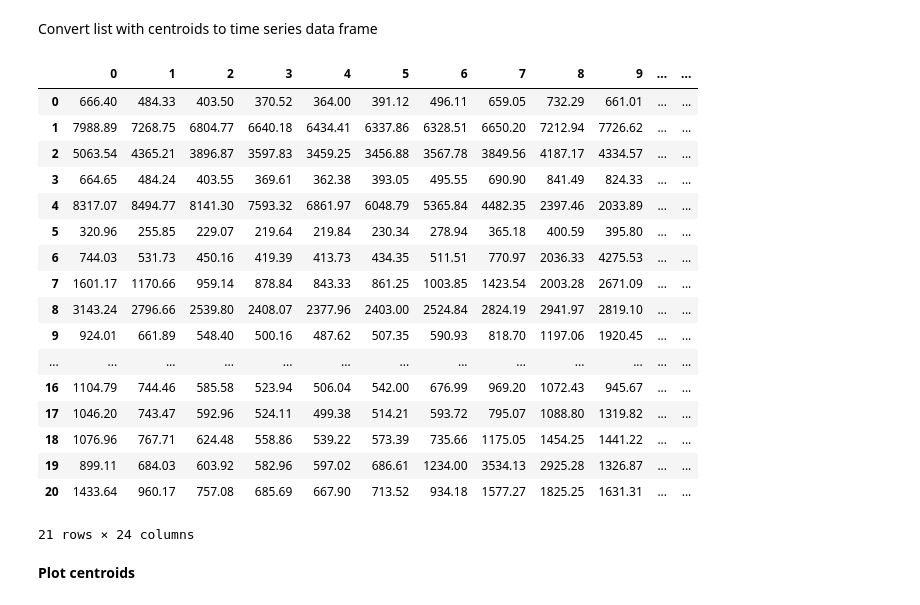
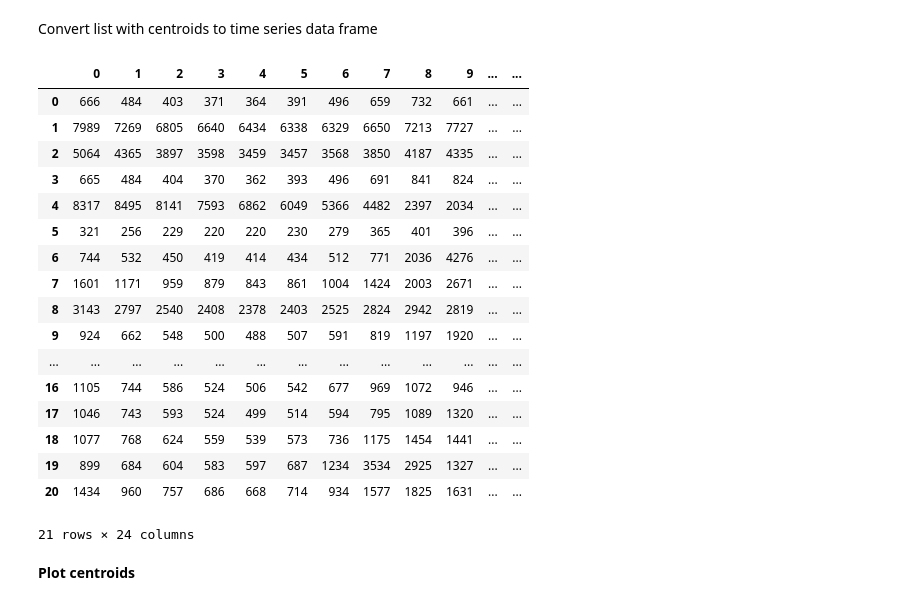
Before and after one commit to FranUrsus/TimeSeriesImaging, a Jupyter notebook: scripts/main.ipynb, the cells around one changed output. Saved outputs shown, nothing was run; the diff lists cells and outputs as text; code cells hidden in the pictures.

```diff
--- a/scripts/main.ipynb
+++ b/scripts/main.ipynb
@@ -239,26 +228,27 @@ centroids = [ [ 666.40479893,  484.33481247,  403.49585082,  370.5242449 ,
 Convert list with centroids to time series data frame
 # %%
 dfCentroids = pd.DataFrame(centroids, columns = [*range(0, 24, 1)] )
-dfCentroids = dfCentroids.round(2)
+dfCentroids = dfCentroids.round(0)
+dfCentroids = dfCentroids.astype(int)
 dfCentroids
 # %% [output]
 |  | 0 | 1 | 2 | 3 | 4 | 5 | 6 | 7 | 8 | 9 | ... | ... |
-| 0 | 666.40 | 484.33 | 403.50 | 370.52 | 364.00 | 391.12 | 496.11 | 659.05 | 732.29 | 661.01 | ... | ... |
-| 1 | 7988.89 | 7268.75 | 6804.77 | 6640.18 | 6434.41 | 6337.86 | 6328.51 | 6650.20 | 7212.94 | 7726.62 | ... | ... |
-| 2 | 5063.54 | 4365.21 | 3896.87 | 3597.83 | 3459.25 | 3456.88 | 3567.78 | 3849.56 | 4187.17 | 4334.57 | ... | ... |
-| 3 | 664.65 | 484.24 | 403.55 | 369.61 | 362.38 | 393.05 | 495.55 | 690.90 | 841.49 | 824.33 | ... | ... |
-| 4 | 8317.07 | 8494.77 | 8141.30 | 7593.32 | 6861.97 | 6048.79 | 5365.84 | 4482.35 | 2397.46 | 2033.89 | ... | ... |
-| 5 | 320.96 | 255.85 | 229.07 | 219.64 | 219.84 | 230.34 | 278.94 | 365.18 | 400.59 | 395.80 | ... | ... |
-| 6 | 744.03 | 531.73 | 450.16 | 419.39 | 413.73 | 434.35 | 511.51 | 770.97 | 2036.33 | 4275.53 | ... | ... |
-| 7 | 1601.17 | 1170.66 | 959.14 | 878.84 | 843.33 | 861.25 | 1003.85 | 1423.54 | 2003.28 | 2671.09 | ... | ... |
-| 8 | 3143.24 | 2796.66 | 2539.80 | 2408.07 | 2377.96 | 2403.00 | 2524.84 | 2824.19 | 2941.97 | 2819.10 | ... | ... |
-| 9 | 924.01 | 661.89 | 548.40 | 500.16 | 487.62 | 507.35 | 590.93 | 818.70 | 1197.06 | 1920.45 | ... | ... |
+| 0 | 666 | 484 | 403 | 371 | 364 | 391 | 496 | 659 | 732 | 661 | ... | ... |
+| 1 | 7989 | 7269 | 6805 | 6640 | 6434 | 6338 | 6329 | 6650 | 7213 | 7727 | ... | ... |
+| 2 | 5064 | 4365 | 3897 | 3598 | 3459 | 3457 | 3568 | 3850 | 4187 | 4335 | ... | ... |
+| 3 | 665 | 484 | 404 | 370 | 362 | 393 | 496 | 691 | 841 | 824 | ... | ... |
+| 4 | 8317 | 8495 | 8141 | 7593 | 6862 | 6049 | 5366 | 4482 | 2397 | 2034 | ... | ... |
+| 5 | 321 | 256 | 229 | 220 | 220 | 230 | 279 | 365 | 401 | 396 | ... | ... |
+| 6 | 744 | 532 | 450 | 419 | 414 | 434 | 512 | 771 | 2036 | 4276 | ... | ... |
+| 7 | 1601 | 1171 | 959 | 879 | 843 | 861 | 1004 | 1424 | 2003 | 2671 | ... | ... |
+| 8 | 3143 | 2797 | 2540 | 2408 | 2378 | 2403 | 2525 | 2824 | 2942 | 2819 | ... | ... |
+| 9 | 924 | 662 | 548 | 500 | 488 | 507 | 591 | 819 | 1197 | 1920 | ... | ... |
 | ... | ... | ... | ... | ... | ... | ... | ... | ... | ... | ... | ... | ... |
-| 16 | 1104.79 | 744.46 | 585.58 | 523.94 | 506.04 | 542.00 | 676.99 | 969.20 | 1072.43 | 945.67 | ... | ... |
-| 17 | 1046.20 | 743.47 | 592.96 | 524.11 | 499.38 | 514.21 | 593.72 | 795.07 | 1088.80 | 1319.82 | ... | ... |
-| 18 | 1076.96 | 767.71 | 624.48 | 558.86 | 539.22 | 573.39 | 735.66 | 1175.05 | 1454.25 | 1441.22 | ... | ... |
-| 19 | 899.11 | 684.03 | 603.92 | 582.96 | 597.02 | 686.61 | 1234.00 | 3534.13 | 2925.28 | 1326.87 | ... | ... |
-| 20 | 1433.64 | 960.17 | 757.08 | 685.69 | 667.90 | 713.52 | 934.18 | 1577.27 | 1825.25 | 1631.31 | ... | ... |
+| 16 | 1105 | 744 | 586 | 524 | 506 | 542 | 677 | 969 | 1072 | 946 | ... | ... |
+| 17 | 1046 | 743 | 593 | 524 | 499 | 514 | 594 | 795 | 1089 | 1320 | ... | ... |
+| 18 | 1077 | 768 | 624 | 559 | 539 | 573 | 736 | 1175 | 1454 | 1441 | ... | ... |
+| 19 | 899 | 684 | 604 | 583 | 597 | 687 | 1234 | 3534 | 2925 | 1327 | ... | ... |
+| 20 | 1434 | 960 | 757 | 686 | 668 | 714 | 934 | 1577 | 1825 | 1631 | ... | ... |
 21 rows × 24 columns
 # %% [markdown]
 **Plot centroids**
```
Also changed, not shown: parts of 22 cells of this notebook, 13 other files.
